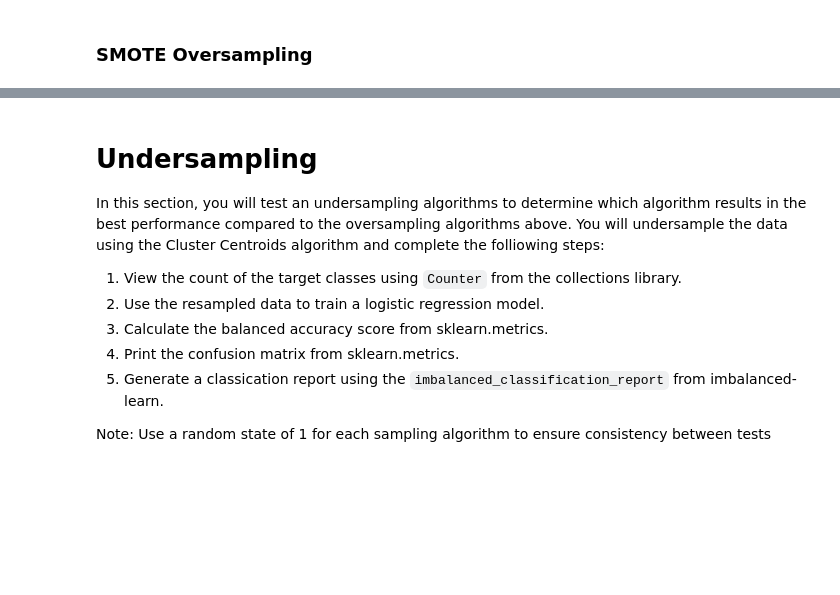
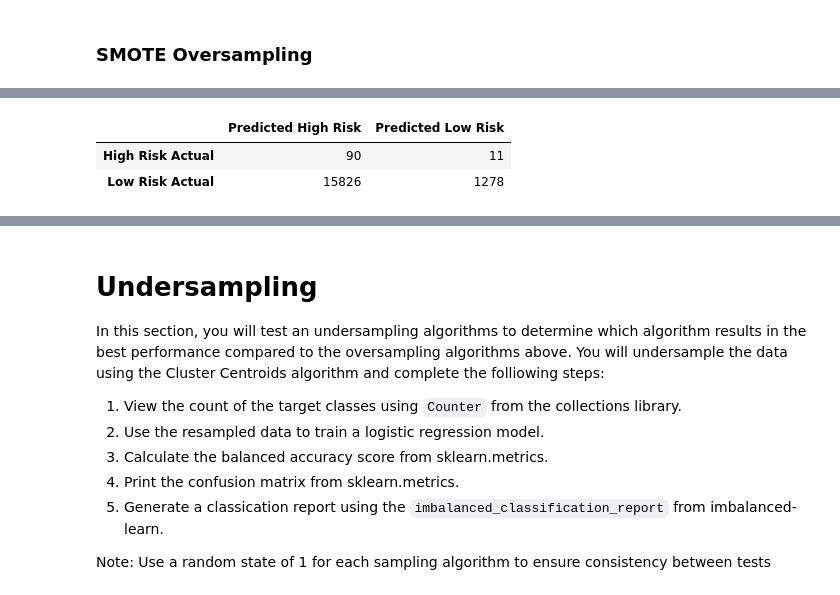
Before and after one commit to laneyberm/Credit_Risk_Analysis, a Jupyter notebook: credit_risk_resampling.ipynb, the cells around one changed output, grey strips where cells are left out. Cells and saved outputs as stored; diff of their text form; code cells hidden in the pictures; blank space fills up the shorter version.

```diff
--- a/credit_risk_resampling.ipynb
+++ b/credit_risk_resampling.ipynb
@@ -203,3 +222,15 @@ array([[   64,    37],
+# %%
+# Display the confusion matrix
+cm = confusion_matrix(y_test, y_pred)
+cm_LR_df = pd.DataFrame (cm,
+    index=["High Risk Actual", "Low Risk Actual"],
+    columns=["Predicted High Risk", "Predicted Low Risk"])
+
+cm_LR_df
+# %% [output]
+|  | Predicted High Risk | Predicted Low Risk |
+| High Risk Actual | 90 | 11 |
+| Low Risk Actual | 15826 | 1278 |
 # %%
 # Print the imbalanced classification report
 print(classification_report_imbalanced(y_test, y_pred))
```
Also changed, not shown: parts of 24 cells of this notebook, 1 other file.
